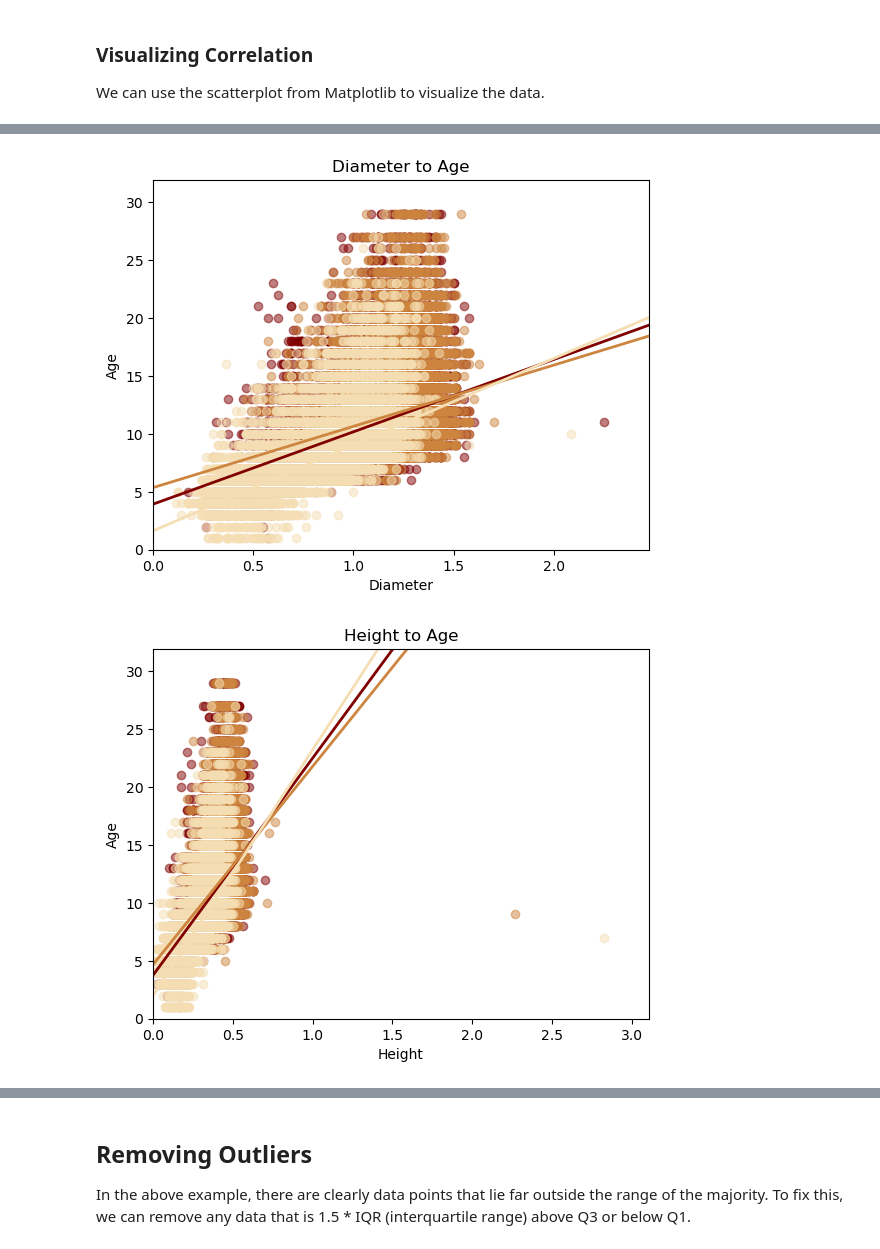
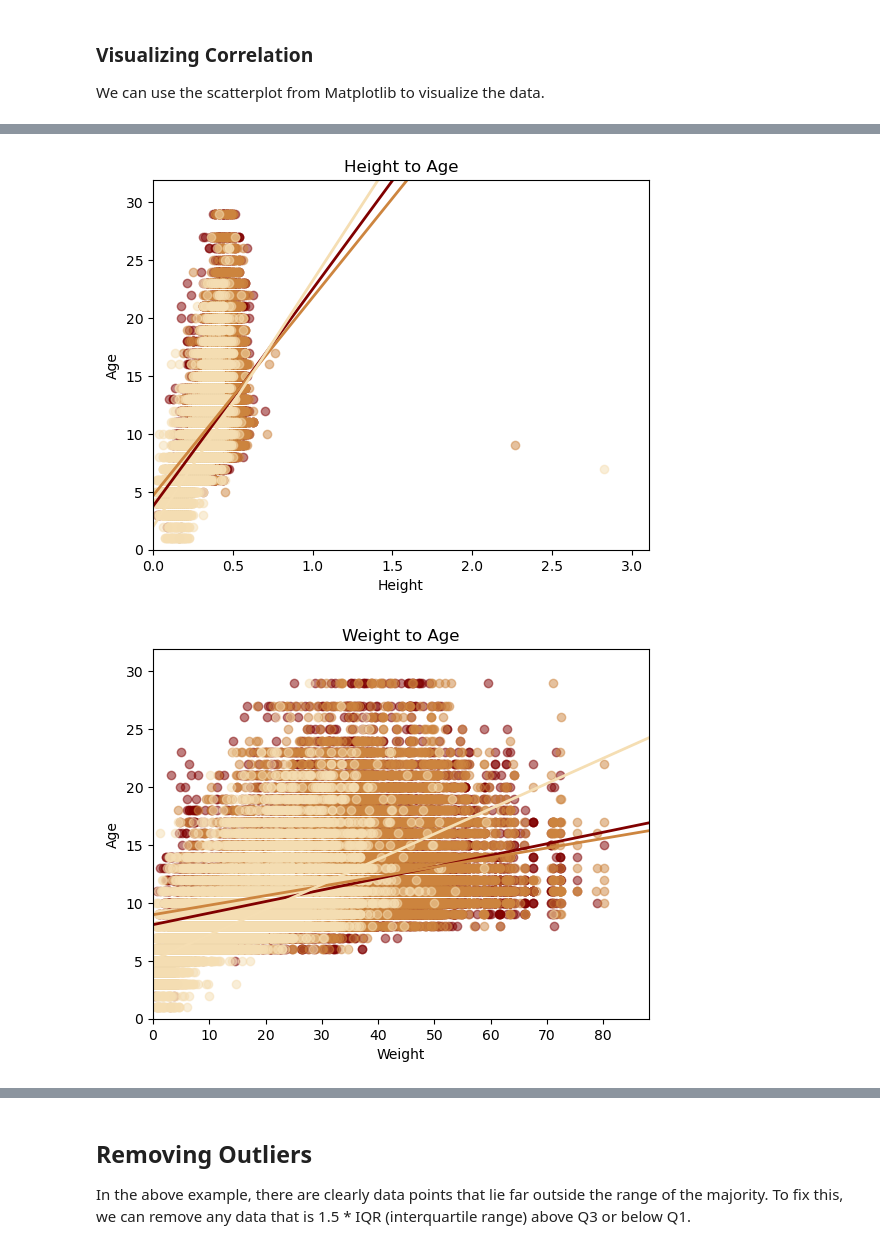
Before and after one commit to sunwoo604/Tritonhack2024-ML-Starter-Kit, a Jupyter notebook: notebook/starter_notebook.ipynb, the cells around one changed output, grey strips where cells are left out. Cells and saved outputs as stored; diff of their text form; code cells hidden in the pictures.

Commit message:
minor error fixed

```diff
--- a/notebook/starter_notebook.ipynb
+++ b/notebook/starter_notebook.ipynb
@@ -246,8 +246,8 @@ for var in categories[:-1]:
         # Get age data, (dependent variable)
         y = all_data[gender]['Age']
 
-        # Get data without id, sex, and age
-        X = all_data[gender].drop(['id','Sex','Age'],axis=1)
+        # Get data without sex, and age
+        X = all_data[gender].drop(['Sex','Age'],axis=1)
 
         # Plot data for specific gender
         plt.scatter(X[var], y, c = colors[i])
@@ -284,10 +283,10 @@ for var in categories:
     error_male = np.std(male_data_var)
 
     avg_female = np.mean(female_data_var)
-    error_female = np.std.stdev(female_data_var)
+    error_female = np.std(female_data_var)
 
     avg_indeterminate = np.mean(indeterminate_data_var)
-    error_indeterminate = np.std.stdev(indeterminate_data_var)
+    error_indeterminate = np.std(indeterminate_data_var)
 
     # Store mean/error in list
     all_avgs[var] = (avg_male, avg_female, avg_indeterminate)
@@ -406,7 +404,7 @@ for var in categories[:-1]:
 
         y = all_data[gender]['Age'] # Get age data, (dependent variable)
 
-        X = all_data[gender].drop(['id','Sex','Age'],axis=1) # Get data without id, sex, and age
+        X = all_data[gender].drop(['Sex','Age'],axis=1) # Get data without  sex, and age
 
         # Update max X/y of plot
         X_max = max(np.max(X[var]), X_max)
@@ -430,2 +428,2 @@ for var in categories[:-1]:
-[figure, old version]
+[figure, new version]
-[figure, old version]
+[figure, new version]
```
Also changed, not shown: parts of 20 cells of this notebook.
